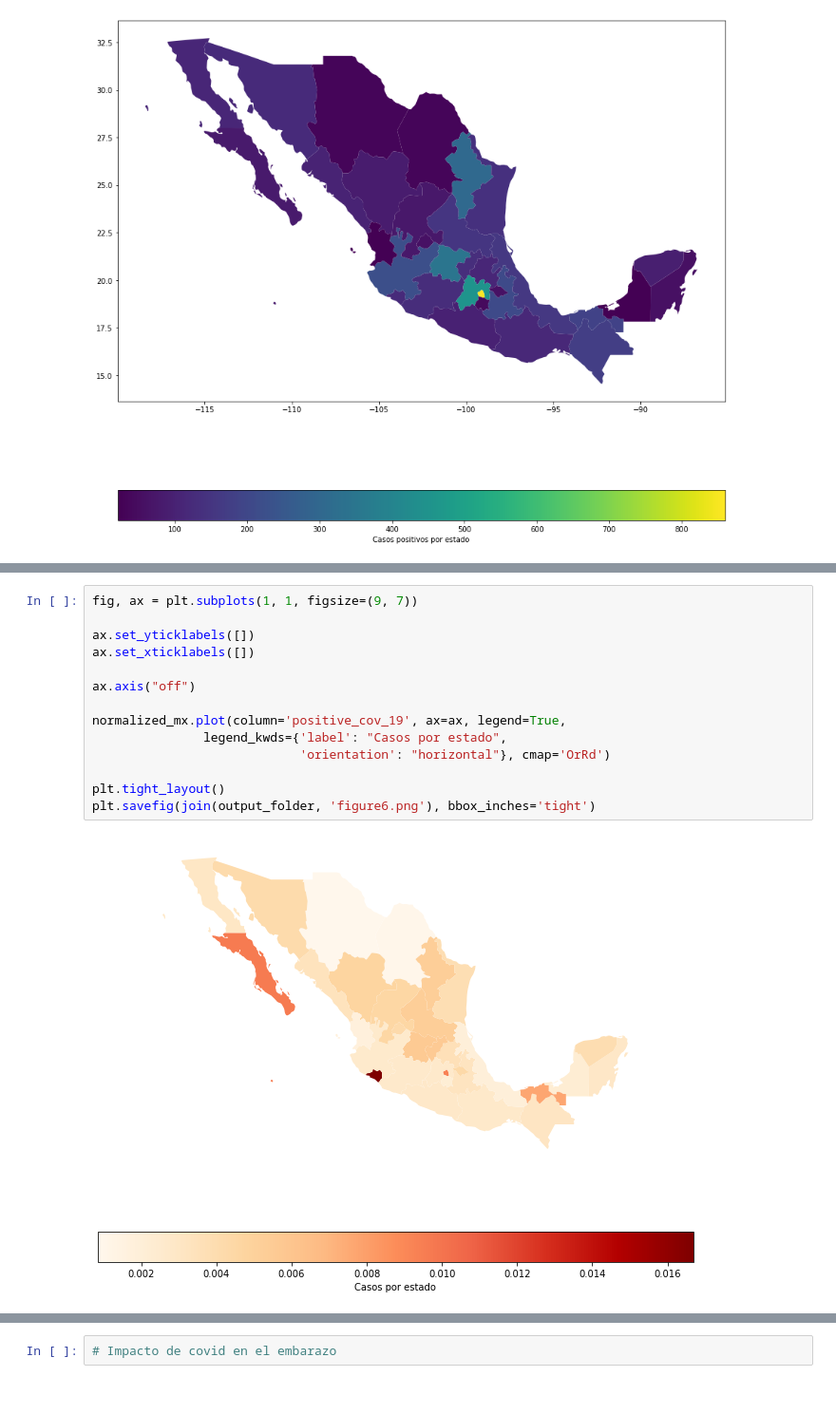
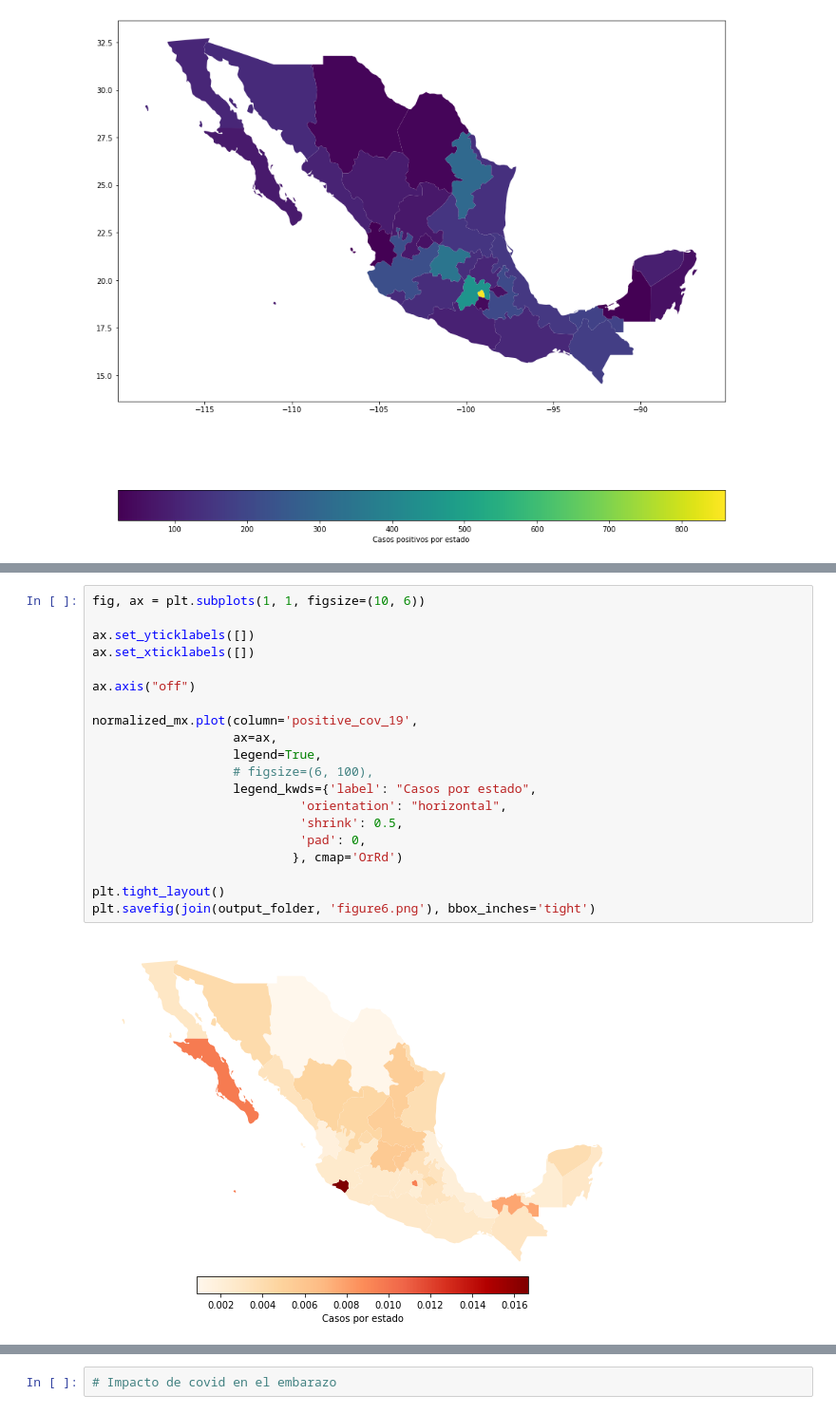
Before and after one commit to devlabmexico/reporte-covid, a Jupyter notebook: 002-001-status-by-state/run.ipynb, the cells around one changed output, grey strips where cells are left out. Shown at 95% size. Saved outputs shown, nothing was run; the diff lists cells and outputs as text.

```diff
--- a/002-001-status-by-state/run.ipynb
+++ b/002-001-status-by-state/run.ipynb
@@ -200,17 +221,23 @@ plt.savefig(join(output_folder, 'figure5.png'))
 # %%
-fig, ax = plt.subplots(1, 1, figsize=(9, 7))
+fig, ax = plt.subplots(1, 1, figsize=(10, 6))
 
 ax.set_yticklabels([])
 ax.set_xticklabels([])
 
 ax.axis("off")
 
-normalized_mx.plot(column='positive_cov_19', ax=ax, legend=True,
-               legend_kwds={'label': "Casos por estado",
-                            'orientation': "horizontal"}, cmap='OrRd')
+normalized_mx.plot(column='positive_cov_19',
+                   ax=ax,
+                   legend=True,
+                   # figsize=(6, 100),
+                   legend_kwds={'label': "Casos por estado",
+                            'orientation': "horizontal",
+                            'shrink': 0.5,
+                            'pad': 0,
+                           }, cmap='OrRd')
 
 plt.tight_layout()
 plt.savefig(join(output_folder, 'figure6.png'), bbox_inches='tight')
 # %% [output]
-[figure, old version]
+[figure, new version]
 # %%
```
Also changed, not shown: parts of 4 cells of this notebook, 3 other files.
